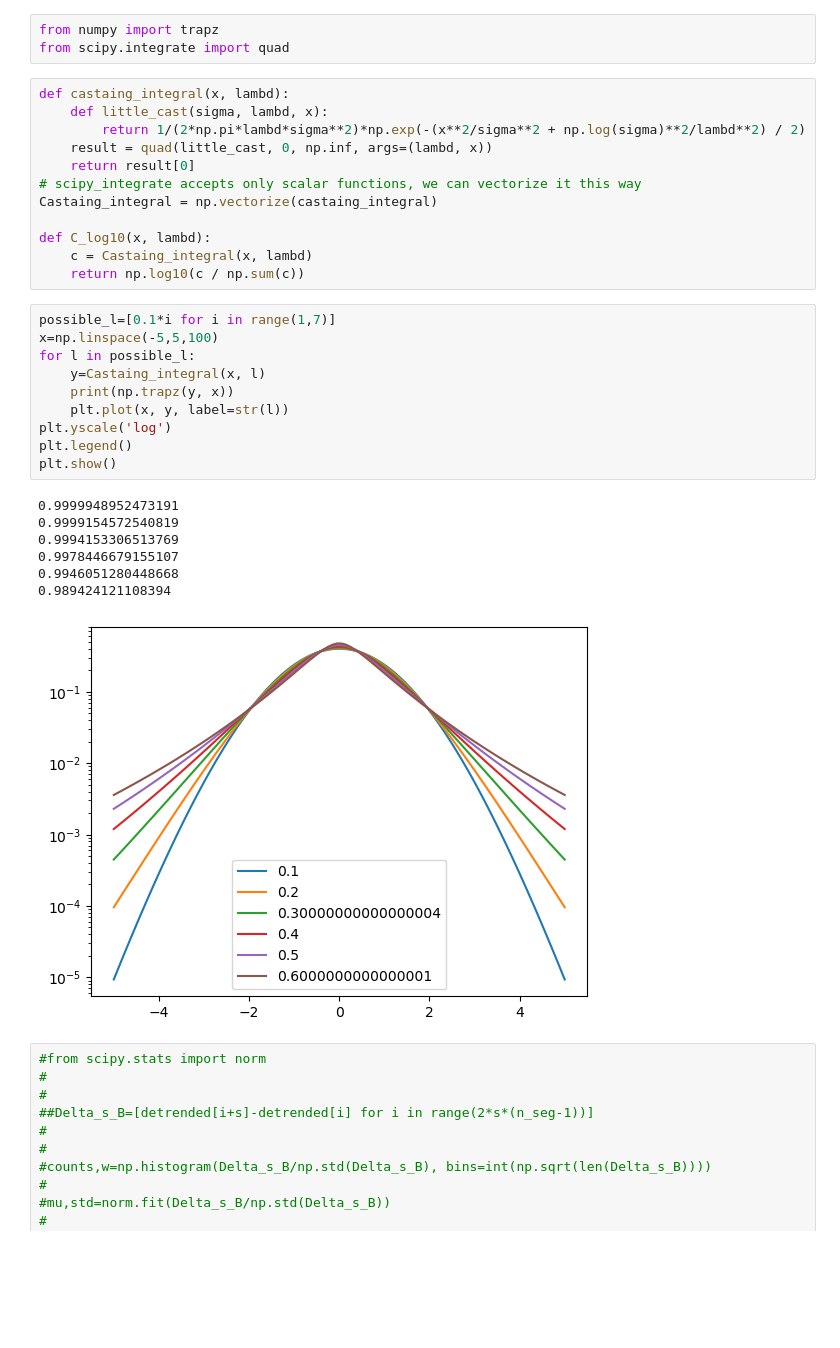
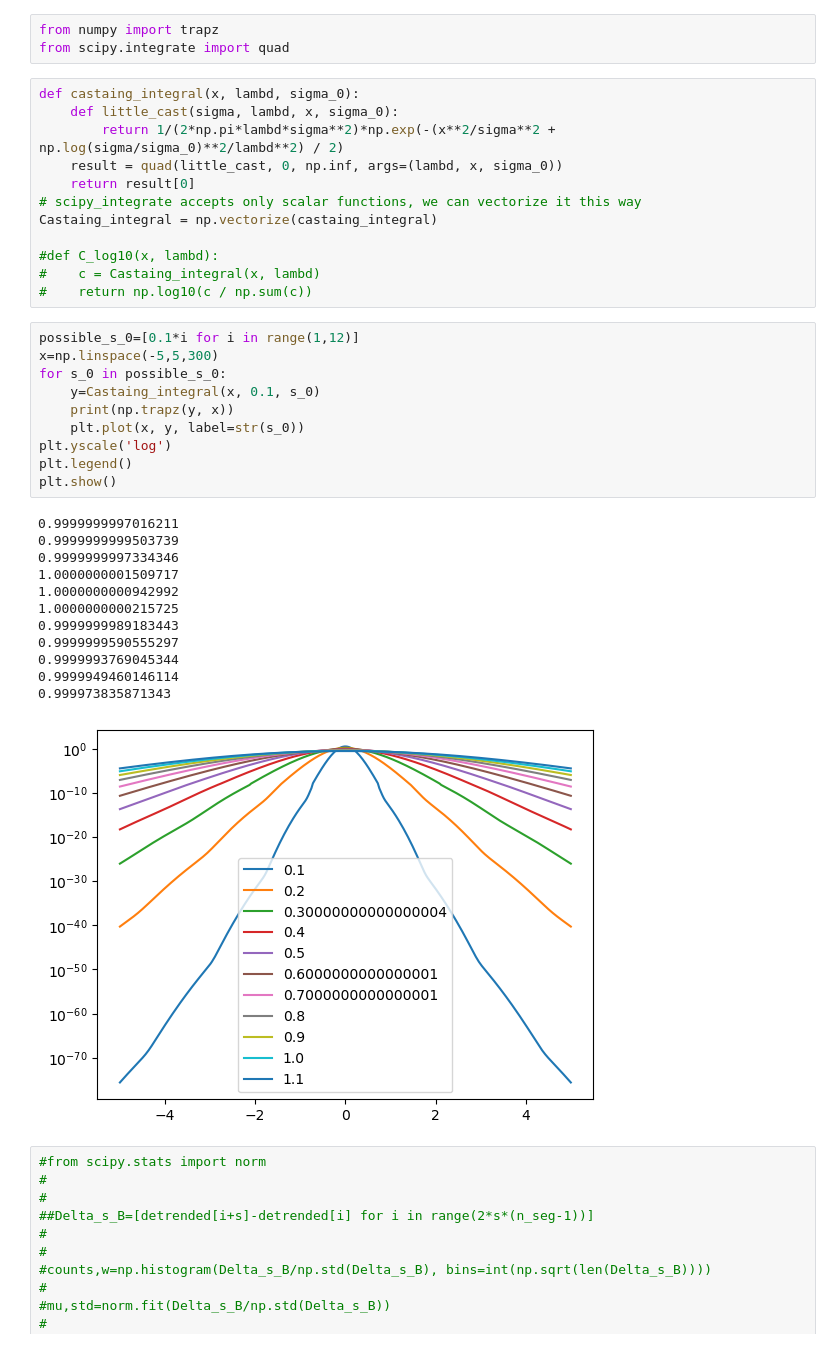
Before and after one commit to threeblueonebrowneyes/Critical-Scale-Invariance-Heart-Rate, a Jupyter notebook: Reading hea files - Data processing.ipynb, the cells around one changed output. Drawn from its saved outputs; the diff is of its cells as text; blank space fills up the shorter version.

```diff
--- a/Reading hea files - Data processing.ipynb
+++ b/Reading hea files - Data processing.ipynb
@@ -244,35 +255,40 @@ plt.show()
 from numpy import trapz
 from scipy.integrate import quad
 # %%
-def castaing_integral(x, lambd):
-    def little_cast(sigma, lambd, x):
-        return 1/(2*np.pi*lambd*sigma**2)*np.exp(-(x**2/sigma**2 + np.log(sigma)**2/lambd**2) / 2)
-    result = quad(little_cast, 0, np.inf, args=(lambd, x))
+def castaing_integral(x, lambd, sigma_0):
+    def little_cast(sigma, lambd, x, sigma_0):
+        return 1/(2*np.pi*lambd*sigma**2)*np.exp(-(x**2/sigma**2 + np.log(sigma/sigma_0)**2/lambd**2) / 2)
+    result = quad(little_cast, 0, np.inf, args=(lambd, x, sigma_0))
     return result[0]
 # scipy_integrate accepts only scalar functions, we can vectorize it this way
 Castaing_integral = np.vectorize(castaing_integral)
 
-def C_log10(x, lambd):
-    c = Castaing_integral(x, lambd)
-    return np.log10(c / np.sum(c))
+#def C_log10(x, lambd):
+#    c = Castaing_integral(x, lambd)
+#    return np.log10(c / np.sum(c))
 # %%
-possible_l=[0.1*i for i in range(1,7)]
-x=np.linspace(-5,5,100)
-for l in possible_l:
-    y=Castaing_integral(x, l)
+possible_s_0=[0.1*i for i in range(1,12)]
+x=np.linspace(-5,5,300)
+for s_0 in possible_s_0:
+    y=Castaing_integral(x, 0.1, s_0)
     print(np.trapz(y, x))
-    plt.plot(x, y, label=str(l))
+    plt.plot(x, y, label=str(s_0))
 plt.yscale('log')
 plt.legend()
 plt.show()
 # %% [output]
-0.9999948952473191
-0.9999154572540819
-0.9994153306513769
-0.9978446679155107
-0.9946051280448668
-0.989424121108394
+0.9999999997016211
+0.9999999999503739
+0.9999999997334346
+1.0000000001509717
+1.0000000000942992
+1.0000000000215725
+0.9999999989183443
+0.9999999590555297
+0.9999993769045344
+0.9999949460146114
+0.999973835871343
-[figure, old version]
+[figure, new version]
 # %%
 #from scipy.stats import norm
 #
```
Also changed, not shown: parts of 11 cells of this notebook.
